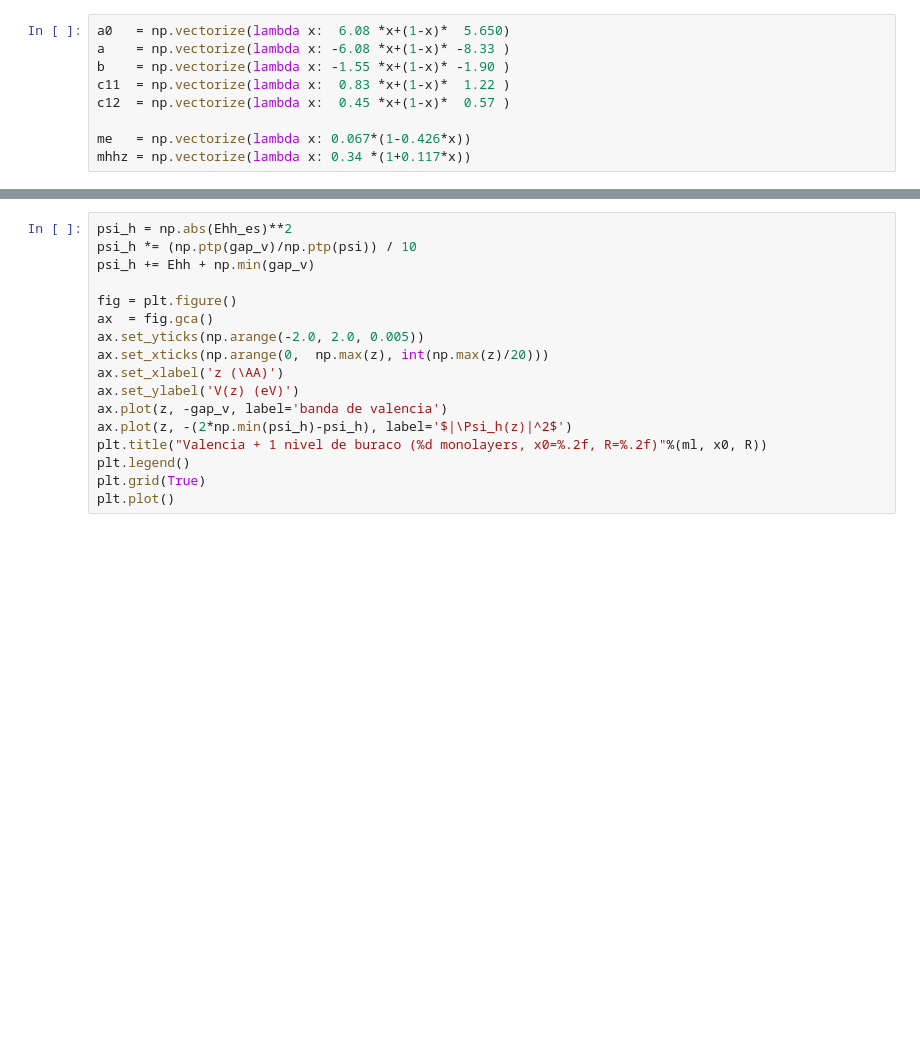
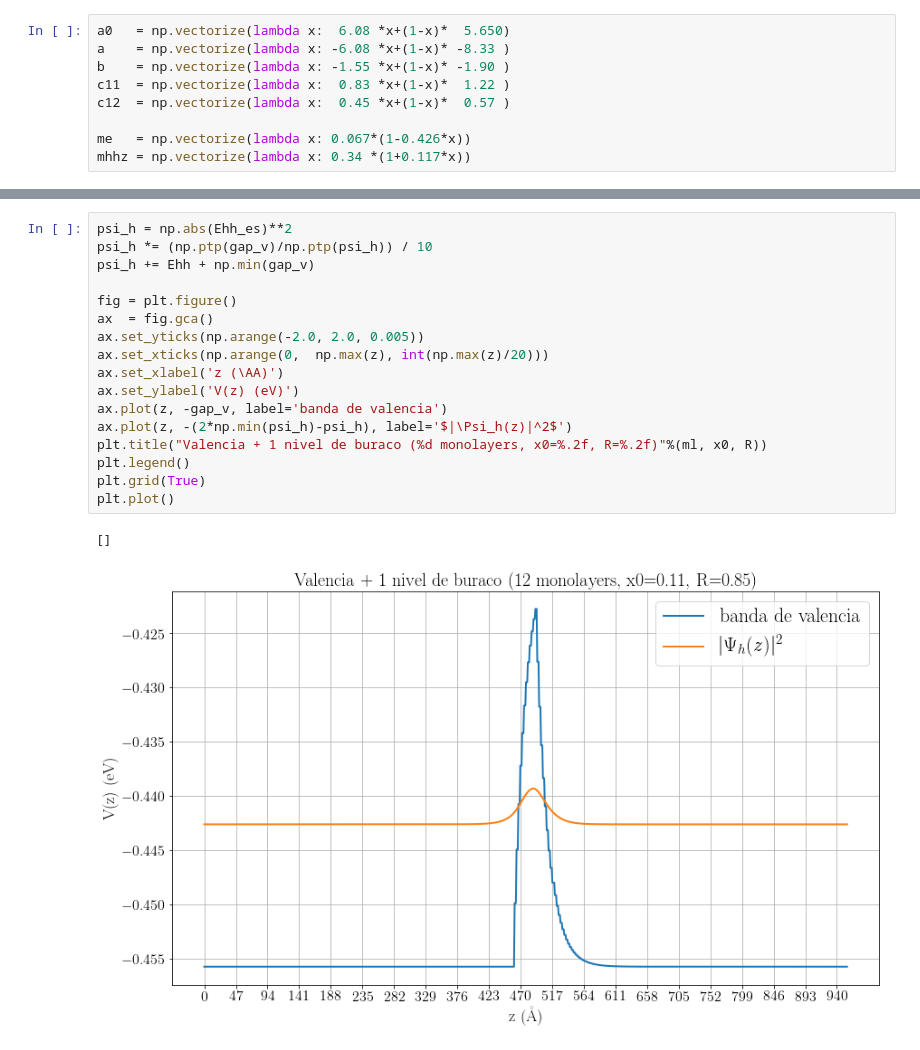
Before and after one commit to thiagolcmelo/time-evolution, a Jupyter notebook: passo-a-passo.ipynb, the cells around one changed output, grey strips where cells are left out. Drawn from its saved outputs; the diff is of its cells as text; blank space fills up the shorter version.

```diff
--- a/passo-a-passo.ipynb
+++ b/passo-a-passo.ipynb
@@ -189,20 +194,23 @@ plt.plot()
 # %%
 psi_h = np.abs(Ehh_es)**2
-psi_h *= (np.ptp(gap_v)/np.ptp(psi)) / 10
+psi_h *= (np.ptp(gap_v)/np.ptp(psi_h)) / 10
 psi_h += Ehh + np.min(gap_v)
 
 fig = plt.figure()
 ax  = fig.gca()
 ax.set_yticks(np.arange(-2.0, 2.0, 0.005))
 ax.set_xticks(np.arange(0,  np.max(z), int(np.max(z)/20)))
 ax.set_xlabel('z (\AA)')
 ax.set_ylabel('V(z) (eV)')
 ax.plot(z, -gap_v, label='banda de valencia')
 ax.plot(z, -(2*np.min(psi_h)-psi_h), label='$|\Psi_h(z)|^2$')
 plt.title("Valencia + 1 nivel de buraco (%d monolayers, x0=%.2f, R=%.2f)"%(ml, x0, R))
 plt.legend()
 plt.grid(True)
 plt.plot()
+# %% [output]
+[]
+[figure, added]
 # %%
 psi_se = np.abs(Ee_es)**2
 psi_sh = np.abs(Ehh_es)**2
```
Also changed, not shown: parts of 8 cells of this notebook, 2 other files.
